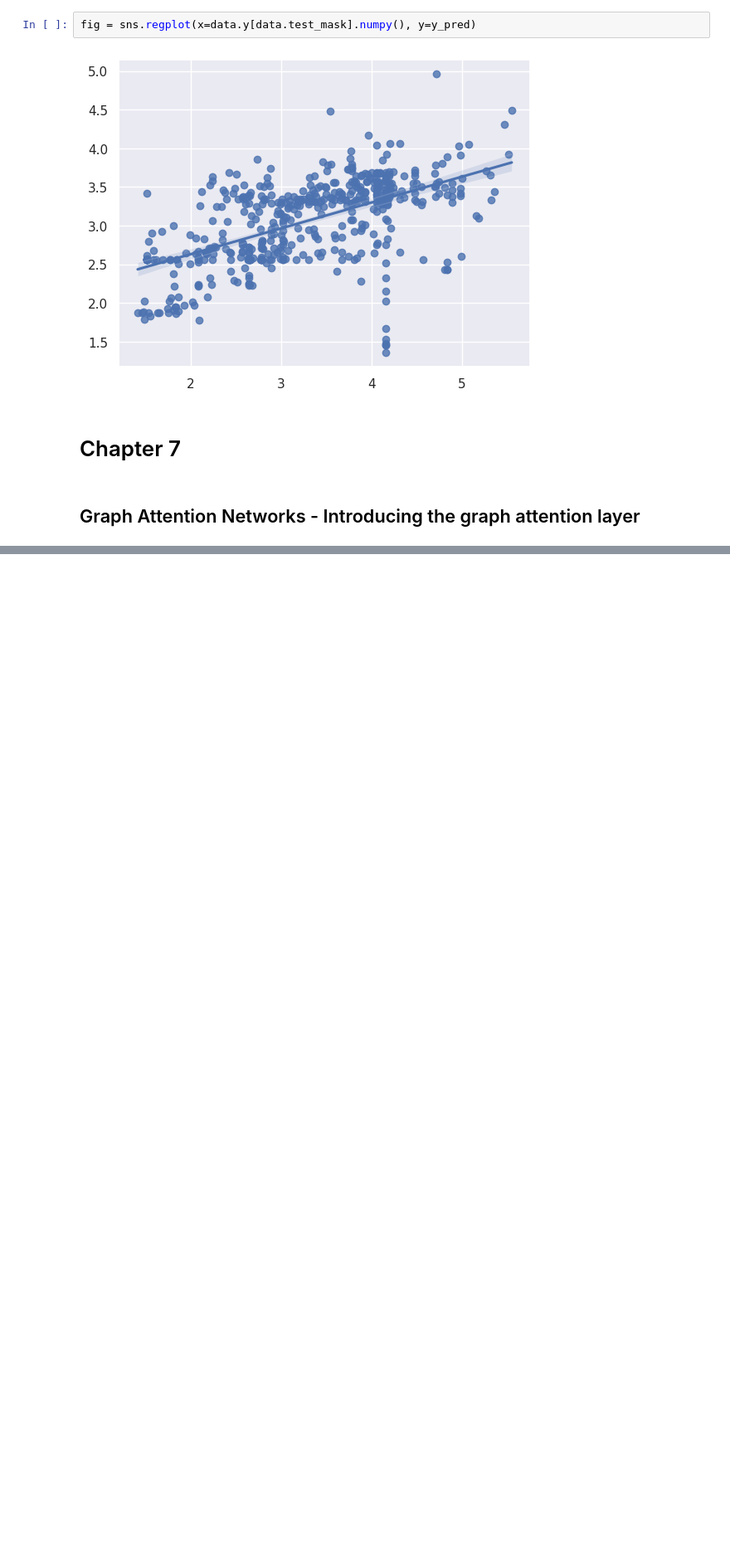
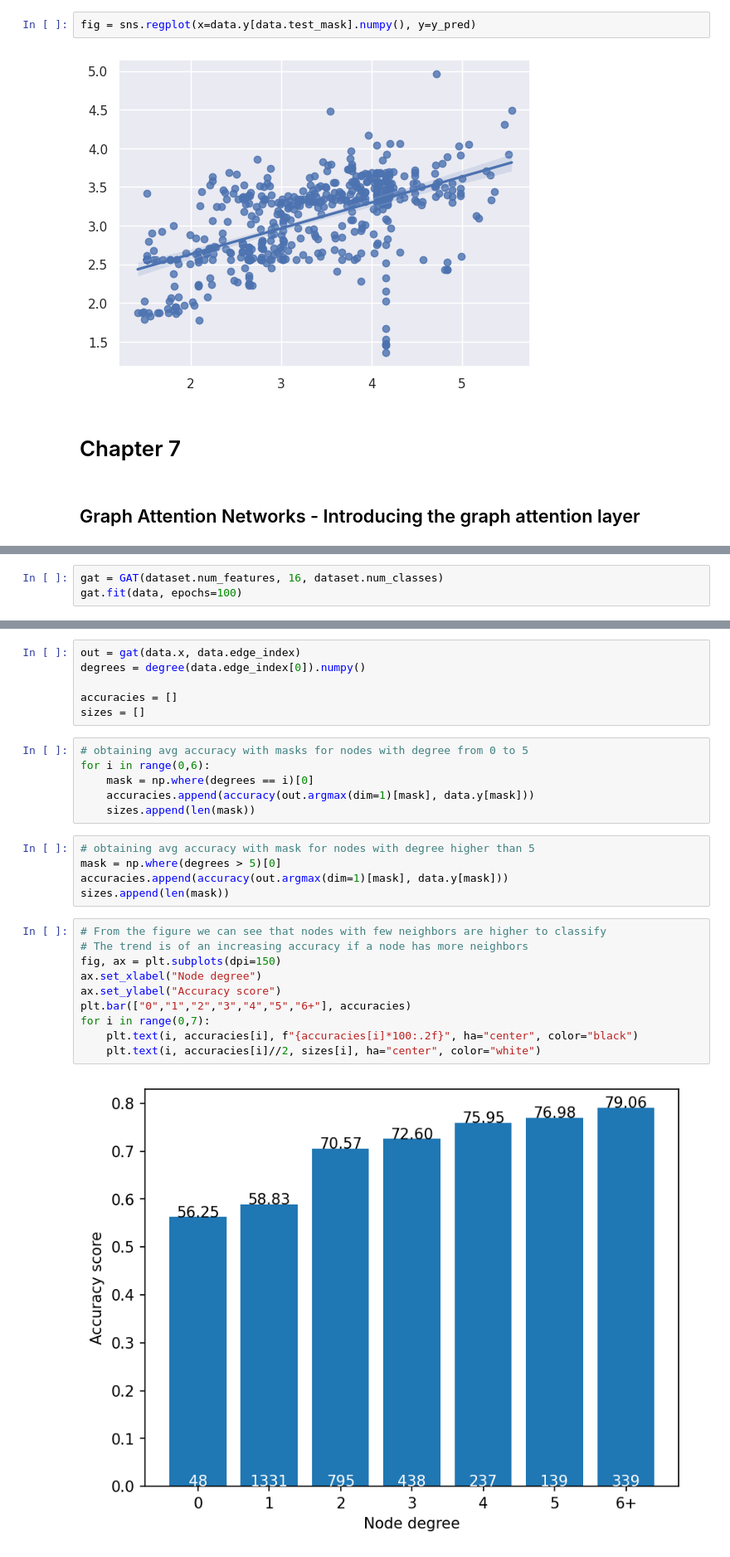
Before and after one commit to difersalest/GNN_Practice, a Jupyter notebook: testing_gcn.ipynb, the cells around one changed output, grey strips where cells are left out. Shown at 83% size. Saved outputs shown, nothing was run; the diff lists cells and outputs as text; blank space fills up the shorter version.

```diff
--- a/testing_gcn.ipynb
+++ b/testing_gcn.ipynb
@@ -510,0 +717,3 @@ fig = sns.regplot(x=data.y[data.test_mask].numpy(), y=y_pred)
+# %%
+gat = GAT(dataset.num_features, 16, dataset.num_classes)
+gat.fit(data, epochs=100)
@@ -510,0 +733,29 @@ fig = sns.regplot(x=data.y[data.test_mask].numpy(), y=y_pred)
+# %%
+out = gat(data.x, data.edge_index)
+degrees = degree(data.edge_index[0]).numpy()
+
+accuracies = []
+sizes = []
+# %%
+# obtaining avg accuracy with masks for nodes with degree from 0 to 5
+for i in range(0,6):
+    mask = np.where(degrees == i)[0]
+    accuracies.append(accuracy(out.argmax(dim=1)[mask], data.y[mask]))
+    sizes.append(len(mask))
+# %%
+# obtaining avg accuracy with mask for nodes with degree higher than 5
+mask = np.where(degrees > 5)[0]
+accuracies.append(accuracy(out.argmax(dim=1)[mask], data.y[mask]))
+sizes.append(len(mask))
+# %%
+# From the figure we can see that nodes with few neighbors are higher to classify
+# The trend is of an increasing accuracy if a node has more neighbors
+fig, ax = plt.subplots(dpi=150)
+ax.set_xlabel("Node degree")
+ax.set_ylabel("Accuracy score")
+plt.bar(["0","1","2","3","4","5","6+"], accuracies)
+for i in range(0,7):
+    plt.text(i, accuracies[i], f"{accuracies[i]*100:.2f}", ha="center", color="black")
+    plt.text(i, accuracies[i]//2, sizes[i], ha="center", color="white")
+# %% [output]
+[figure, added]
```
Also changed, not shown: parts of 23 cells of this notebook.
